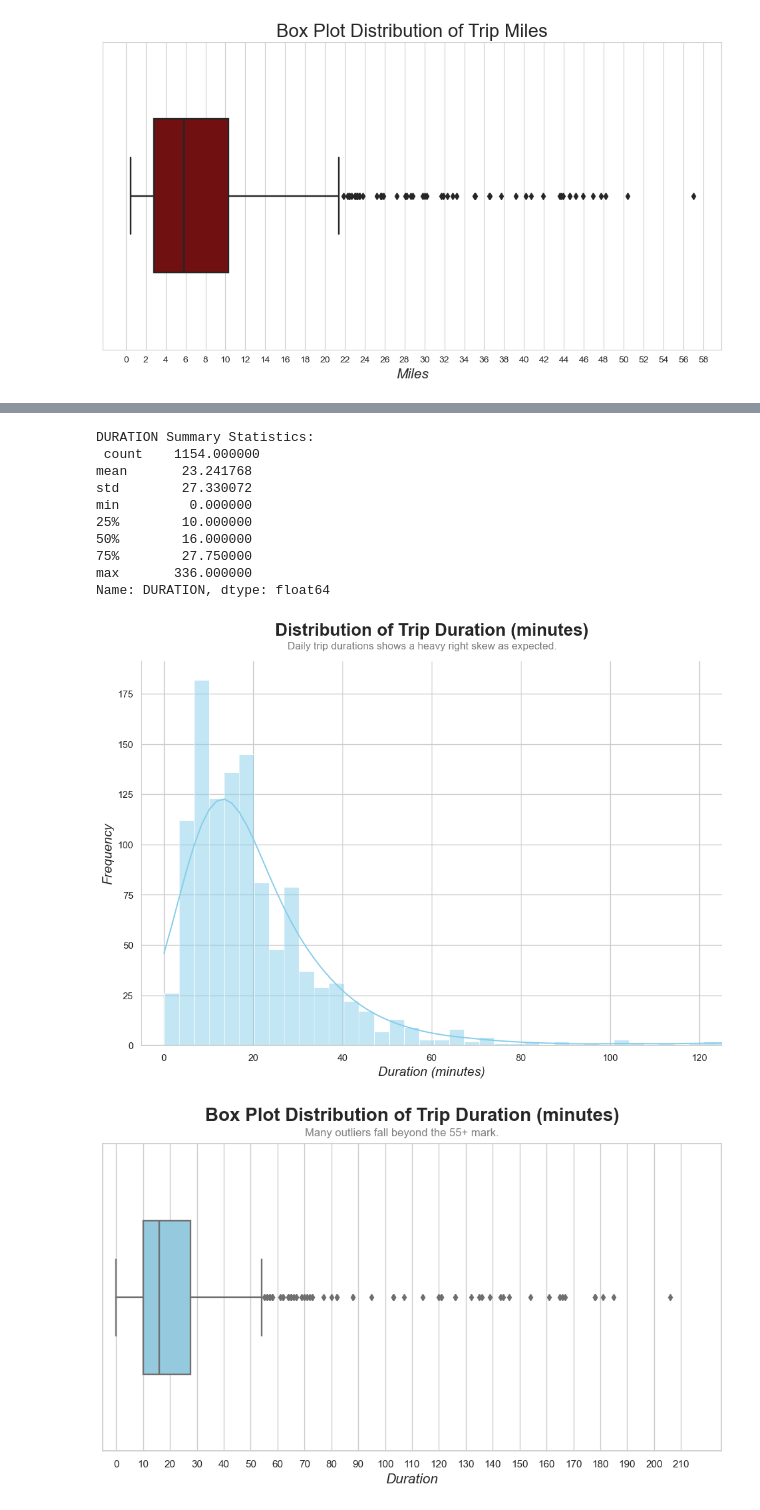
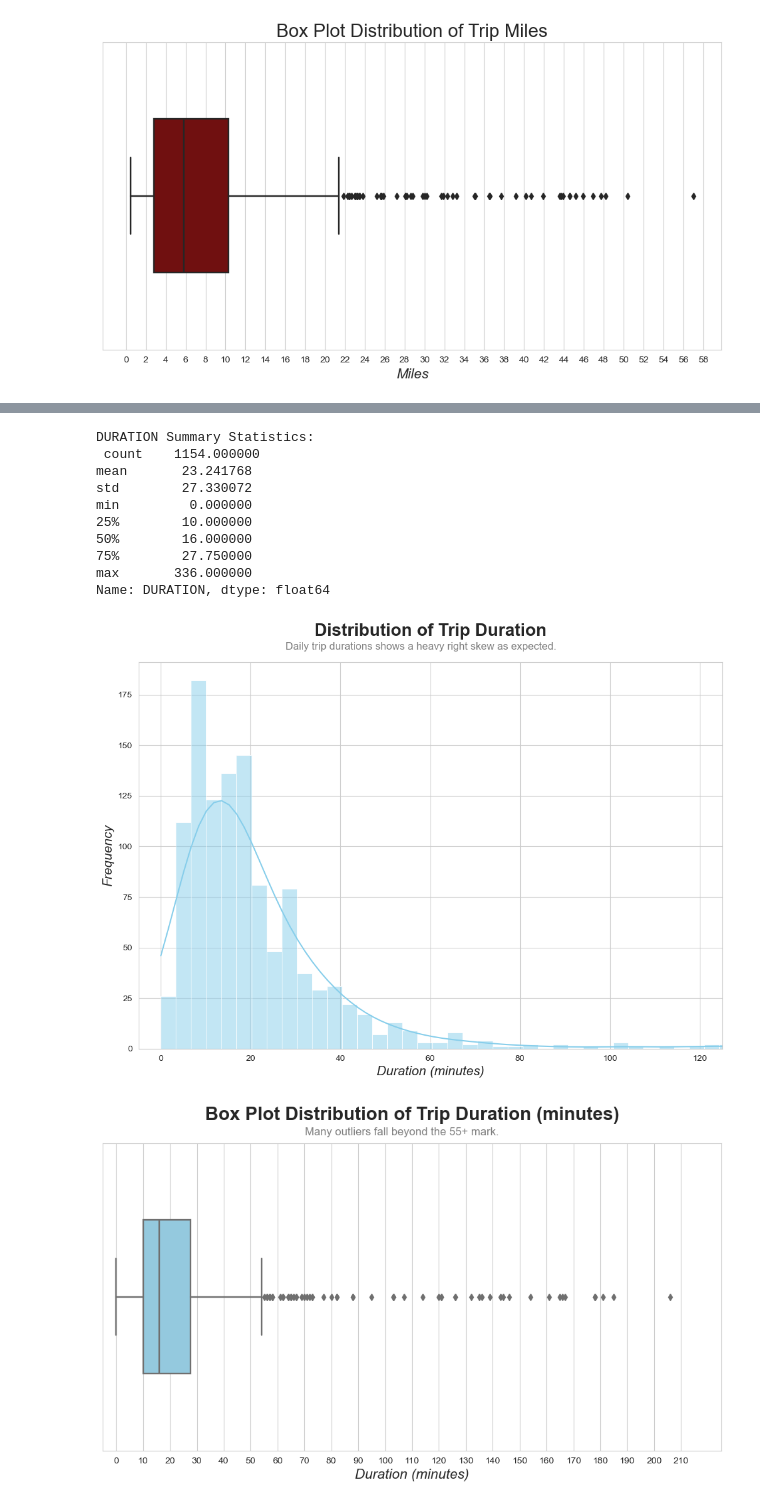
Before and after one commit to mixedethan/uber-data-analysis, a Jupyter notebook: uber_analysis.ipynb, the cells around one changed output, grey strips where cells are left out. Cells and saved outputs as stored; diff of their text form; code cells hidden in the pictures.

```diff
--- a/uber_analysis.ipynb
+++ b/uber_analysis.ipynb
@@ -504,37 +544,37 @@ print('DURATION Summary Statistics:\n', df['DURATION'].describe())
 # histogram of trip duration
 plt.figure(figsize=(12,8))
 duration_hp = sns.histplot(df['DURATION'], bins=100, kde=True, color='skyblue')
 #duration_hp.set_xticks(range(0, 200, 5))
 plt.xlabel('Duration (minutes)', size=15, fontstyle='italic')
 plt.xlim(-5, 125)
 plt.ylabel('Frequency', size=15, fontstyle='italic')
-plt.title('Distribution of Trip Duration (minutes)', fontsize=20, pad=30, weight='bold')
+plt.title('Distribution of Trip Duration', fontsize=20, pad=30, weight='bold')
 plt.suptitle('Daily trip durations shows a heavy right skew as expected.', y=0.92, fontsize=12, color='gray')
 plt.show()
 # heavily right-skewed data (as expected) with outliers from 40-310 miles
 
 # boxplot of trip duration
 plt.figure(figsize=(12,6))
 duration_bp = sns.boxplot(x=df['DURATION'], orient='h', color='skyblue', linewidth=1.7, width=0.5)
 duration_bp.set_xticks(range(0, 215, 10))
 plt.title('Box Plot Distribution of Trip Duration (minutes)', fontsize=20, weight='bold', pad=25)
 plt.suptitle('Many outliers fall beyond the 55+ mark.', y=0.92, fontsize=12, color='gray')
-plt.xlabel('Duration', size=15, fontstyle='italic')
+plt.xlabel('Duration (minutes)', size=15, fontstyle='italic')
 plt.xlim(-5, 225)
 plt.show()
 # %% [output]
 DURATION Summary Statistics:
  count    1154.000000
 mean       23.241768
 std        27.330072
 min         0.000000
 25%        10.000000
 50%        16.000000
 75%        27.750000
 max       336.000000
 Name: DURATION, dtype: float64
-[figure, old version]
+[figure, new version]
-[figure, old version]
+[figure, new version]
 # %%
 # day of week eda
 day_map = {
```
Also changed, not shown: parts of 5 cells of this notebook.
